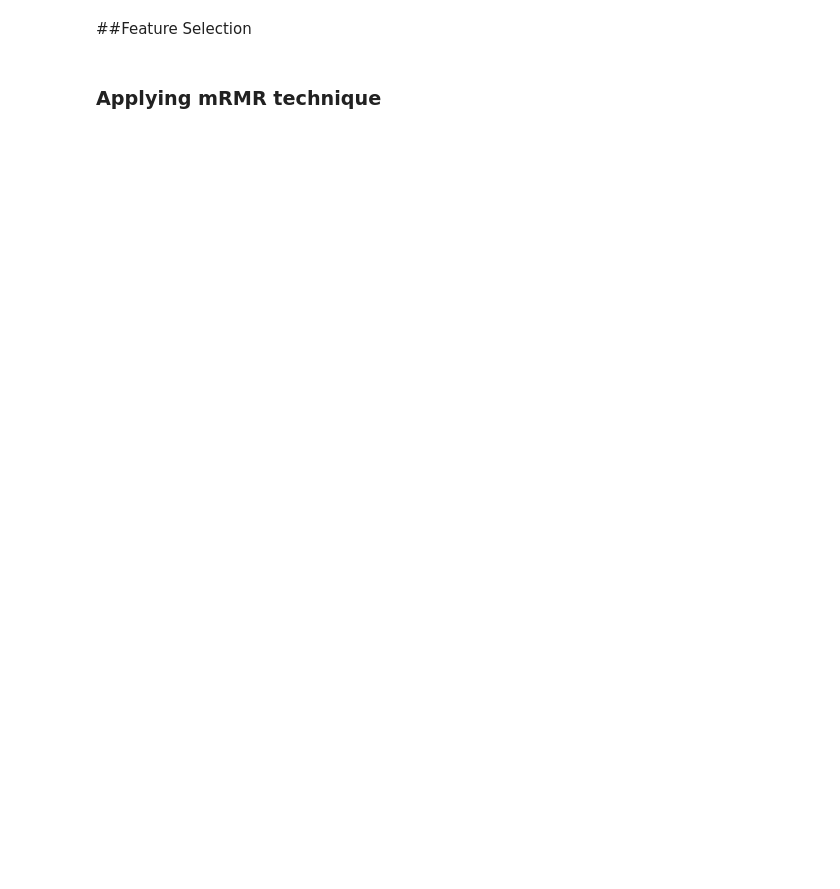
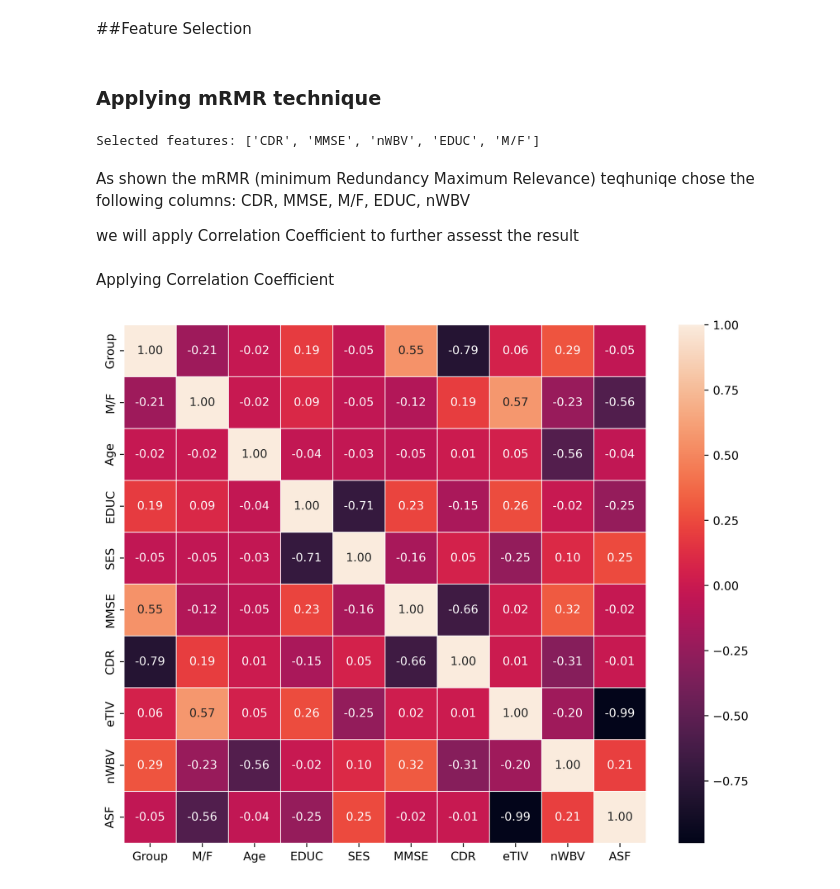
Before and after one commit to arwakhalidw/2024-GP-Group6, a Jupyter notebook: AlzheimerPredictor.ipynb, the cells around one changed output. Saved outputs shown, nothing was run; the diff lists cells and outputs as text; code cells hidden in the pictures; blank space fills up the shorter version.

```diff
--- a/AlzheimerPredictor.ipynb
+++ b/AlzheimerPredictor.ipynb
@@ -358,3 +340,29 @@ Name: M/F, dtype: int64
 ##Feature Selection
 # %% [markdown]
 ### Applying mRMR technique
+# %%
+X_df = dataframe.drop(columns=['Group'])
+y_df = dataframe['Group']
+
+X_df = pd.get_dummies(X_df, columns= X_df.select_dtypes(include=['object']).columns)
+
+selected_features = mrmr_classif(X=X_df, y=y_df, K=5)
+
+print("Selected features:", selected_features)
+# %% [output]
+Selected features: ['CDR', 'MMSE', 'nWBV', 'EDUC', 'M/F']
+# %% [markdown]
+As shown the mRMR (minimum Redundancy Maximum Relevance) teqhuniqe chose the following columns: CDR, MMSE, M/F, EDUC, nWBV
+
+we will apply Correlation Coefficient to further assesst the result
+# %% [markdown]
+Applying Correlation Coefficient
+# %%
+# Find the pearson correlations matrix
+corr = dataframe.corr(method = 'pearson')
+# %%
+plt.figure(figsize=(10,8), dpi =500)
+sns.heatmap(corr,annot=True,fmt=".2f", linewidth=.5)
+plt.show()
+# %% [output]
+[figure, added]
```
Also changed, not shown: parts of 9 cells of this notebook.
